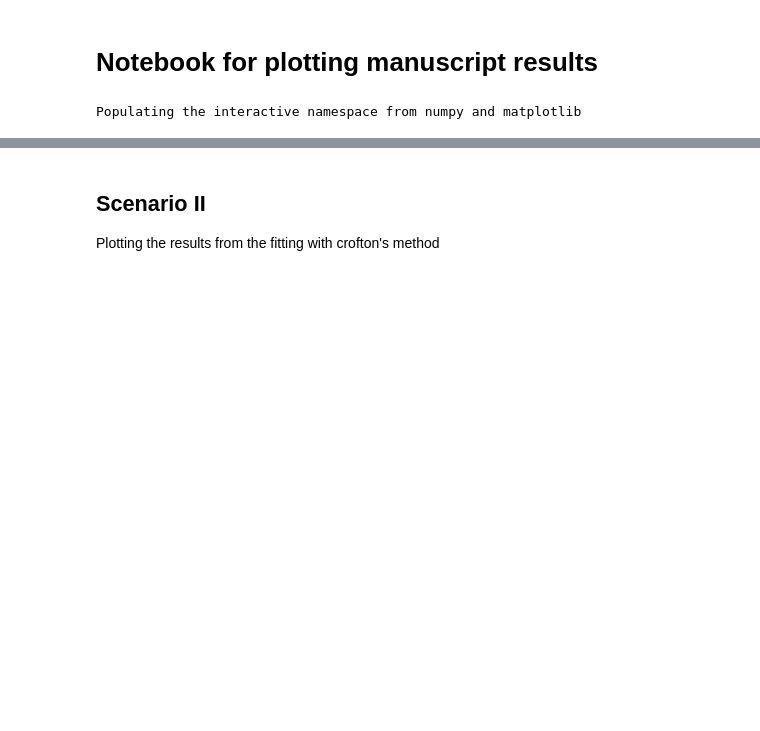
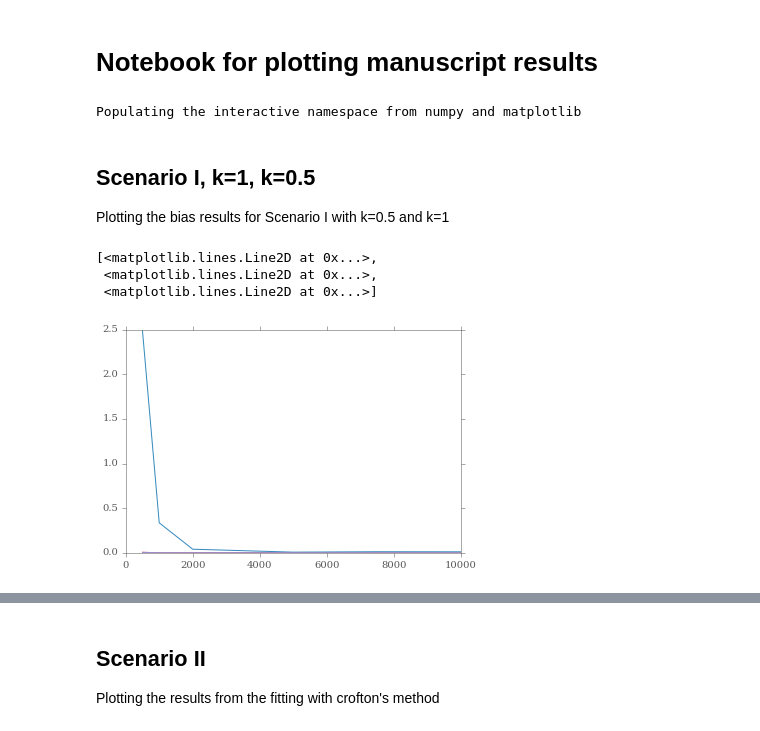
Before and after one commit to mqwilber/parasite_mortality, a Jupyter notebook: code/plotting_results.ipynb, the cells around one changed output, grey strips where cells are left out. Drawn from its saved outputs; the diff is of its cells as text; code cells hidden in the pictures; blank space fills up the shorter version.

```diff
--- a/code/plotting_results.ipynb
+++ b/code/plotting_results.ipynb
@@ -80,0 +200,4 @@ def plot_simulations(sims, a_b_vec, file_name, N_vals, ylims=[(-2, 0.5), (0, 100
+# %% [markdown]
+## Scenario I, k=1, k=0.5
+
+Plotting the bias results for Scenario I with k=0.5 and k=1
@@ -80,0 +216,12 @@ def plot_simulations(sims, a_b_vec, file_name, N_vals, ylims=[(-2, 0.5), (0, 100
+# %%
+# Load in data from LD50 = exp(2): a=20, b=-10
+plot_vals_full_sim_kpoint5 = pd.read_pickle("../results/without_crofton_fit_multiple_Np_kpoint5_1.pkl")
+N_avgs_full_sim_kpoint5 = pd.read_pickle("../results/without_crofton_fit_multiple_Np_Navgs_kpoint5_1.pkl")
+
+# # Load in data from LD50 = exp(2): a=10, b=-5
+plot_vals_full_sim_kpoint5_2 = pd.read_pickle("../results/without_crofton_fit_multiple_Np_kpoint5_2.pkl")
+N_avgs_full_sim_kpoint5_2 = pd.read_pickle("../results/without_crofton_fit_multiple_Np_Navgs_kpoint5_2.pkl")
+
+# # Load in data from LD50 = exp(2): a=30, b=-15
+plot_vals_full_sim_kpoint5_3 = pd.read_pickle("../results/without_crofton_fit_multiple_Np_kpoint5_3.pkl")
+N_avgs_full_sim_kpoint5_3 = pd.read_pickle("../results/without_crofton_fit_multiple_Np_Navgs_kpoint5_3.pkl")
@@ -80,0 +255,7 @@ def plot_simulations(sims, a_b_vec, file_name, N_vals, ylims=[(-2, 0.5), (0, 100
+# %%
+plot([500, 1000, 2000, 5000, 7500, 10000], np.abs(np.array(zip(*third_sim_lowk[-1]))).T[1:,:])
+# %% [output]
+[<matplotlib.lines.Line2D at 0x...>,
+ <matplotlib.lines.Line2D at 0x...>,
+ <matplotlib.lines.Line2D at 0x...>]
+[figure, added]
```
Also changed, not shown: parts of 20 cells of this notebook, 45 other files.
